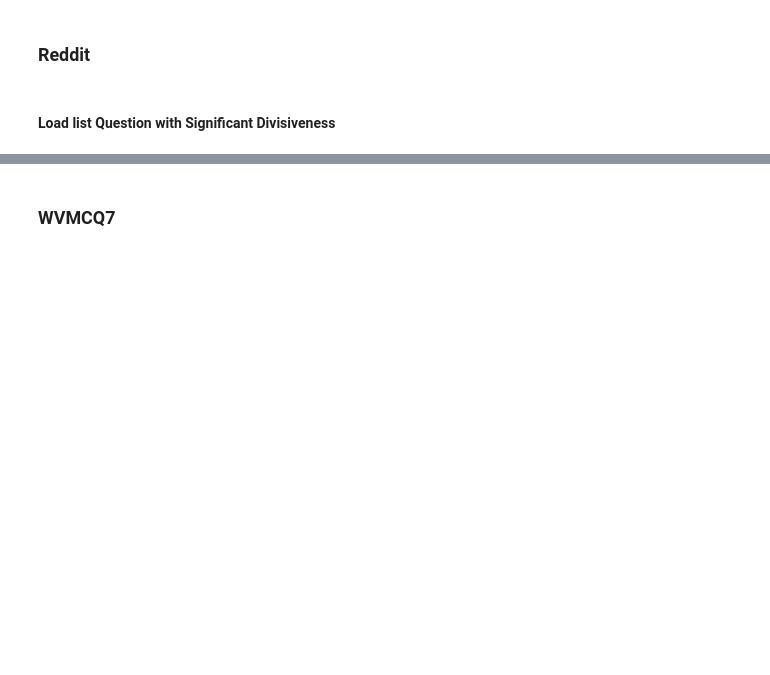
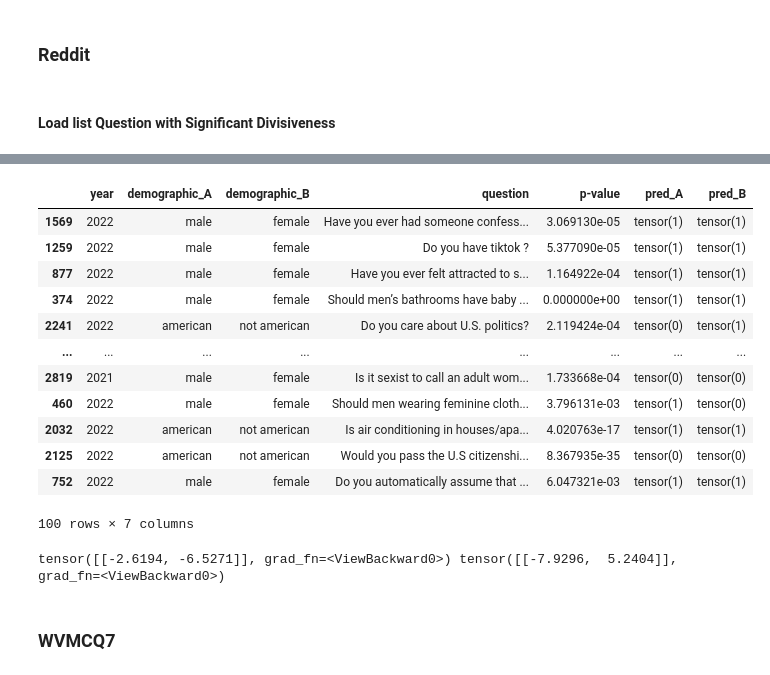
Before and after one commit to QuentinTilman/PollBERT-paper, a Jupyter notebook: Experiments/Demographic_Effect_Analysis.ipynb, the cells around one changed output, grey strips where cells are left out. Drawn from its saved outputs; the diff is of its cells as text; code cells hidden in the pictures; blank space fills up the shorter version.

```diff
--- a/Experiments/Demographic_Effect_Analysis.ipynb
+++ b/Experiments/Demographic_Effect_Analysis.ipynb
@@ -950,9 +933,0 @@ df_reddit_category_reduced_choices
-# %%
-demo_pair_questions = {}
-for k in dictionary_demo_question.keys():
-    for l in dictionary_demo_question.keys():
-        if(k != l):
-            s = set(dictionary_demo_question[k]).intersection(set(dictionary_demo_question[l]))
-            if(len(s) != 0):
-                    if((l,k) not in demo_pair_questions.keys()):
-                        demo_pair_questions[(k,l)] = set(dictionary_demo_question[k]).intersection(set(dictionary_demo_question[l]))
@@ -1092,3 +1001,52 @@ results_sample_reddit
+# %%
+def predict_class(x):
+        demoA = x["demographic_A"]
+        demoB = x["demographic_B"]
+        question = x["question"]
+        options = list(df_reddit_split[df_reddit_split["title"] == question]["options"].values[0].keys())
+
+
+        qA = demoA+": "+question
+        encoding = tokenizer([qA]*len(options), options, return_tensors="pt", padding=True)
+        pred_A = torch.argmax(model_category(**{k: v.unsqueeze(0) for k, v in encoding.items()}).logits)
+
+        qB = demoB+": "+question
+        encoding2 = tokenizer([qB]*len(options), options, return_tensors="pt", padding=True)
+        pred_B = torch.argmax(model_category(**{k: v.unsqueeze(0) for k, v in encoding2.items()}).logits)
+
+        x["pred_A"] = pred_A
+        x["pred_B"] = pred_B
+        return x
+# %%
+sample_reddit.progress_apply(predict_class,axis = 1)
+# %% [output]
+|  | year | demographic_A | demographic_B | question | p-value | pred_A | pred_B |
+| 1569 | 2022 | male | female | Have you ever had someone confess... | 3.069130e-05 | tensor(1) | tensor(1) |
+| 1259 | 2022 | male | female | Do you have tiktok ? | 5.377090e-05 | tensor(1) | tensor(1) |
+| 877 | 2022 | male | female | Have you ever felt attracted to s... | 1.164922e-04 | tensor(1) | tensor(1) |
+| 374 | 2022 | male | female | Should men’s bathrooms have baby ... | 0.000000e+00 | tensor(1) | tensor(1) |
+| 2241 | 2022 | american | not american | Do you care about U.S. politics? | 2.119424e-04 | tensor(0) | tensor(1) |
+| ... | ... | ... | ... | ... | ... | ... | ... |
+| 2819 | 2021 | male | female | Is it sexist to call an adult wom... | 1.733668e-04 | tensor(0) | tensor(0) |
+| 460 | 2022 | male | female | Should men wearing feminine cloth... | 3.796131e-03 | tensor(1) | tensor(0) |
+| 2032 | 2022 | american | not american | Is air conditioning in houses/apa... | 4.020763e-17 | tensor(1) | tensor(1) |
+| 2125 | 2022 | american | not american | Would you pass the U.S citizenshi... | 8.367935e-35 | tensor(0) | tensor(0) |
+| 752 | 2022 | male | female | Do you automatically assume that ... | 6.047321e-03 | tensor(1) | tensor(1) |
+100 rows × 7 columns
+# %%
+tokenizer = AutoTokenizer.from_pretrained("roberta-large")
+question1 = 'american:Do you care about U.S. politics?'
+question2 = 'not american:Do you care about U.S. politics?'
+choice1 = "yes"
+choice2 = "no"
+choice3 = ""
+encoding = tokenizer([question1,question1], [choice1,choice2], return_tensors="pt", padding=True)
+encoding2 = tokenizer([question2,question2], [choice1,choice2], return_tensors="pt", padding=True)
+outputs = model_category(**{k: v.unsqueeze(0) for k, v in encoding.items()}).logits
+outputs2 = model_category(**{k: v.unsqueeze(0) for k, v in encoding2.items()}).logits
+print(outputs,outputs2)
+# %% [output]
+tensor([[-2.6194, -6.5271]], grad_fn=<ViewBackward0>) tensor([[-7.9296,  5.2404]], grad_fn=<ViewBackward0>)
 # %% [markdown]
 ### WVMCQ7
 # %% [markdown]
```
Also changed, not shown: parts of 39 cells of this notebook, 52 other files.
